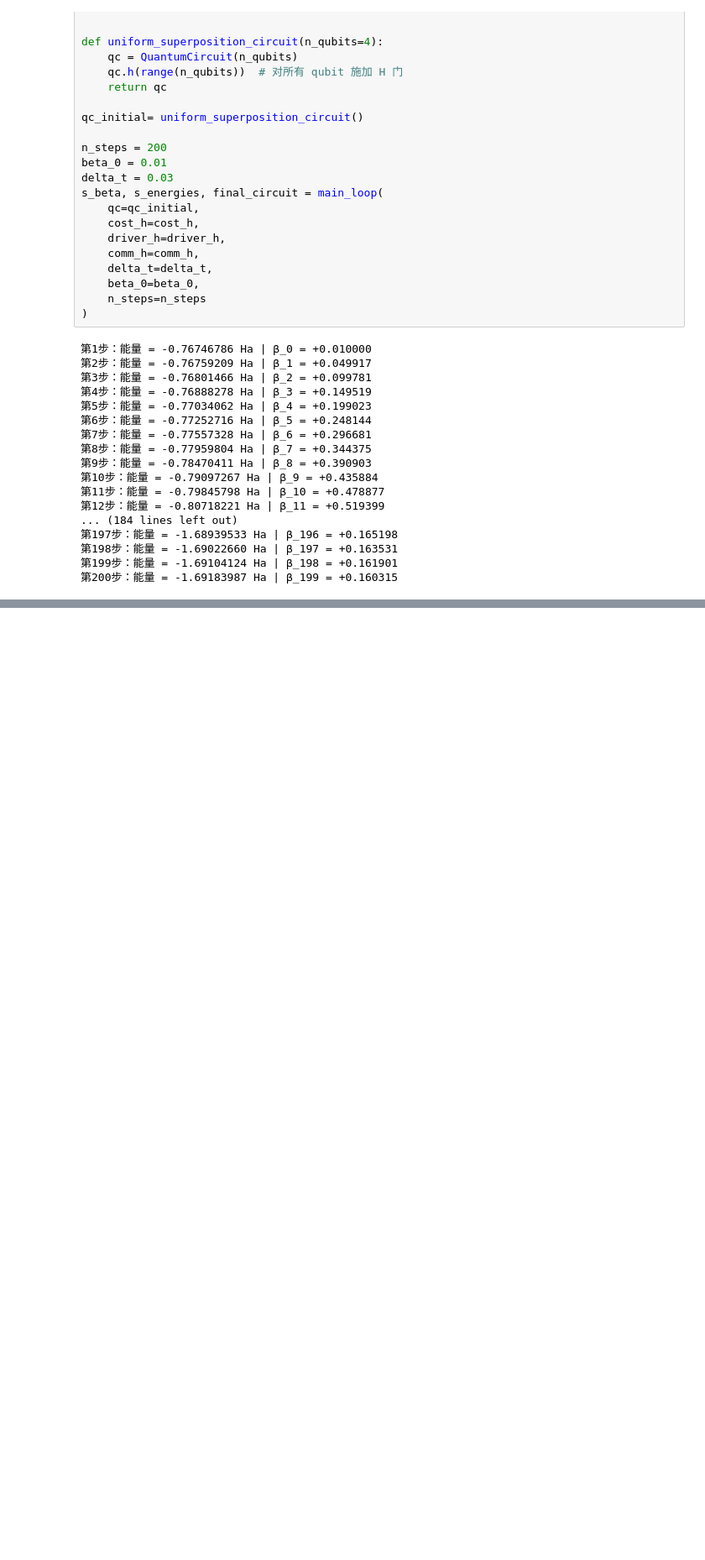
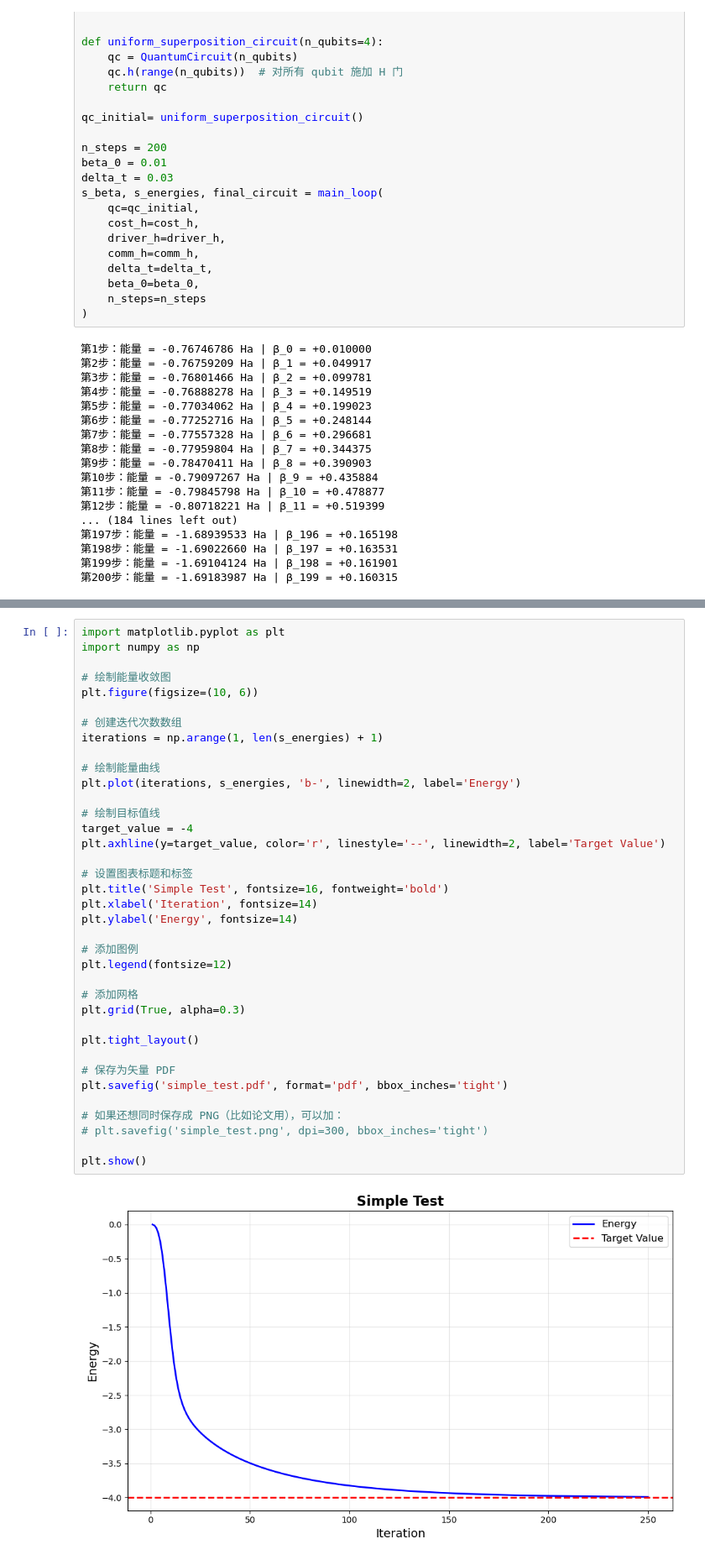
Before and after one commit to Han1105/bachelor_thesis_code_backup, a Jupyter notebook: rewrite_qiskit/5th_trt_test_pauliz.ipynb, the cells around one changed output, grey strips where cells are left out. Shown at 84% size. Drawn from its saved outputs; the diff is of its cells as text; blank space fills up the shorter version.

```diff
--- a/rewrite_qiskit/5th_trt_test_pauliz.ipynb
+++ b/rewrite_qiskit/5th_trt_test_pauliz.ipynb
@@ -242,0 +243,39 @@ plt.show()
+# %%
+import matplotlib.pyplot as plt
+import numpy as np
+
+# 绘制能量收敛图
+plt.figure(figsize=(10, 6))
+
+# 创建迭代次数数组
+iterations = np.arange(1, len(s_energies) + 1)
+
+# 绘制能量曲线
+plt.plot(iterations, s_energies, 'b-', linewidth=2, label='Energy')
+
+# 绘制目标值线
+target_value = -4
+plt.axhline(y=target_value, color='r', linestyle='--', linewidth=2, label='Target Value')
+
+# 设置图表标题和标签
+plt.title('Simple Test', fontsize=16, fontweight='bold')
+plt.xlabel('Iteration', fontsize=14)
+plt.ylabel('Energy', fontsize=14)
+
+# 添加图例
+plt.legend(fontsize=12)
+
+# 添加网格
+plt.grid(True, alpha=0.3)
+
+plt.tight_layout()
+
+# 保存为矢量 PDF
+plt.savefig('simple_test.pdf', format='pdf', bbox_inches='tight')
+
+# 如果还想同时保存成 PNG（比如论文用），可以加：
+# plt.savefig('simple_test.png', dpi=300, bbox_inches='tight')
+
+plt.show()
+# %% [output]
+[figure, added]
```
Also changed, not shown: parts of 2 cells of this notebook, 5 other files.
